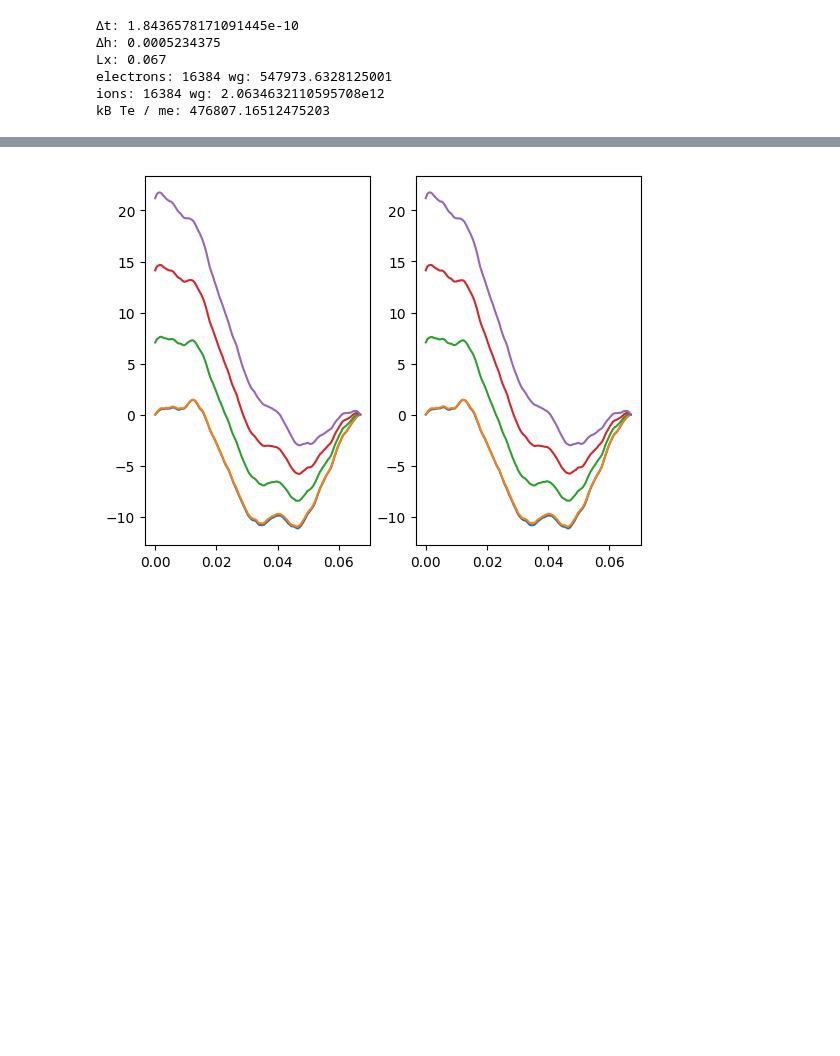
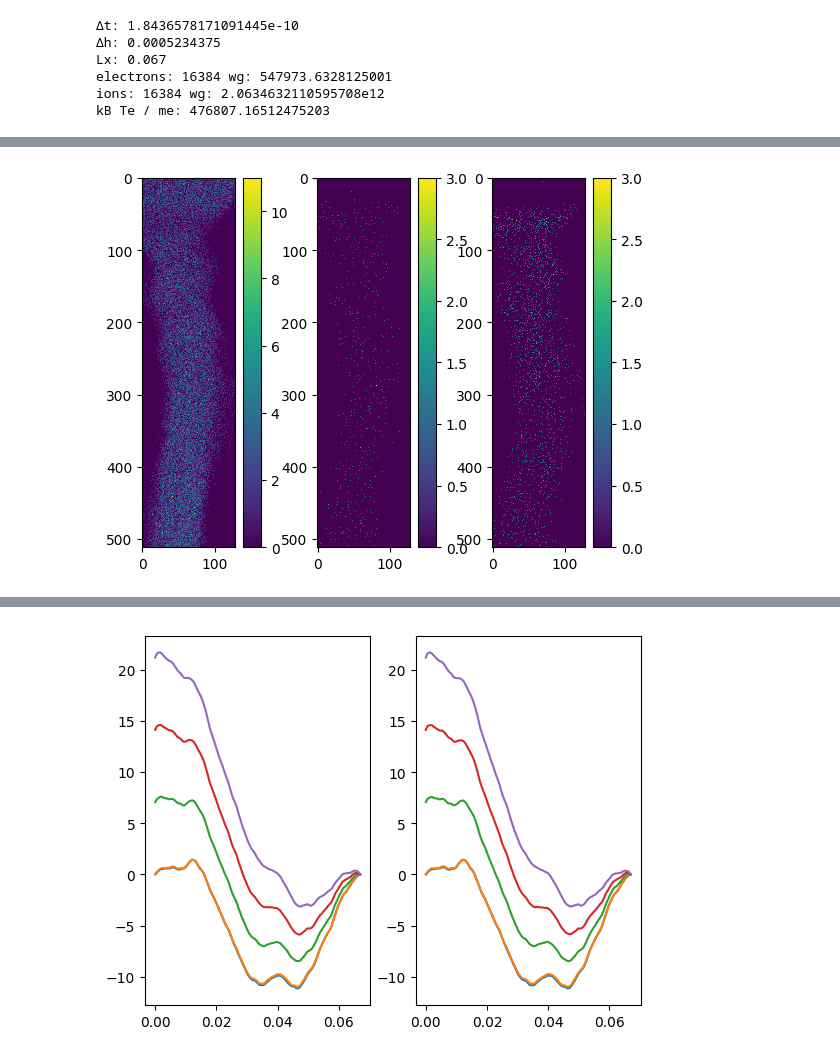
Before and after one commit to bchaber/iskra, a Jupyter notebook: docs/capacitively_induced_discharge.ipynb, the cells around one changed output, grey strips where cells are left out. Cells and saved outputs as stored; diff of their text form; code cells hidden in the pictures; blank space fills up the shorter version.

```diff
--- a/docs/capacitively_induced_discharge.ipynb
+++ b/docs/capacitively_induced_discharge.ipynb
@@ -150,6 +191,12 @@ phi = zeros(it, my, mx)
 rho = zeros(it, my, mx)
 nHe = zeros(it, my, mx)
 ne  = zeros(it, my, mx)
+nu1 = zeros(it, my, mx)
+nu2 = zeros(it, my, mx)
+nu3 = zeros(it, my, mx)
+nu4 = zeros(it, my, mx)
+nuA = zeros(it, my, mx)
+nuB = zeros(it, my, mx)
 for i=1:it
     #x, y, ux, uy = ts.get_particle( ["x", "y", "ux", "uy"],
     #    select=pt, iteration=ts.iterations[i], species="e-")
@@ -162,6 +209,12 @@ for i=1:it
    rho[i, :, :],= ts.get_field("rho", iteration=ts.iterations[i])
    nHe[i, :, :],= ts.get_field("nHe+", iteration=ts.iterations[i])
     ne[i, :, :],= ts.get_field("ne-", iteration=ts.iterations[i])
+    nu1[i, :, :, :],= ts.get_field("nuMCC-e--1", iteration=ts.iterations[i])
+    nu2[i, :, :, :],= ts.get_field("nuMCC-e--2", iteration=ts.iterations[i])
+    nu3[i, :, :, :],= ts.get_field("nuMCC-e--3", iteration=ts.iterations[i])
+    nu4[i, :, :, :],= ts.get_field("nuMCC-e--4", iteration=ts.iterations[i])
+    nuA[i, :, :, :],= ts.get_field("nuMCC-He+-1", iteration=ts.iterations[i])
+    nuB[i, :, :, :],= ts.get_field("nuMCC-He+-2", iteration=ts.iterations[i])
 end
 # %%
 subplot(1,2,1); imshow(rho[:,1,:]); colorbar();
@@ -175,0 +229,7 @@ subplot(1,2,2); imshow(nHe[:,2,:]); colorbar();
+# %%
+subplot(1,3,1); imshow(nu1[:,1,:]); colorbar();
+subplot(1,3,2); imshow(nu2[:,1,:]); colorbar();
+#subplot(1,3,3); imshow(nu3[:,1,:]); colorbar();
+subplot(1,3,3); imshow(nu4[:,1,:]); colorbar();
+# %% [output]
+[figure, added]
```
Also changed, not shown: parts of 11 cells of this notebook.
